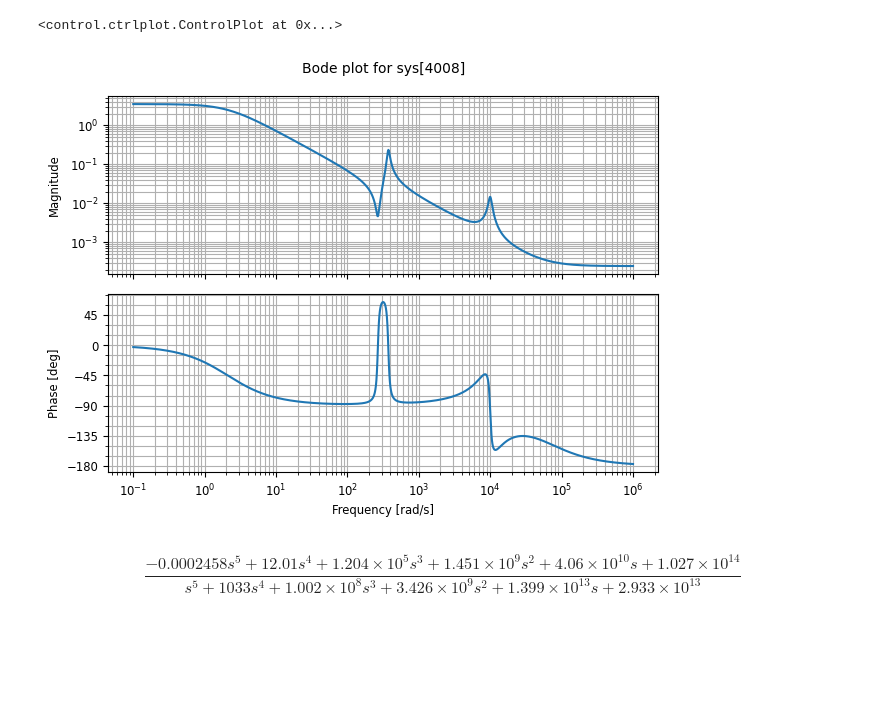
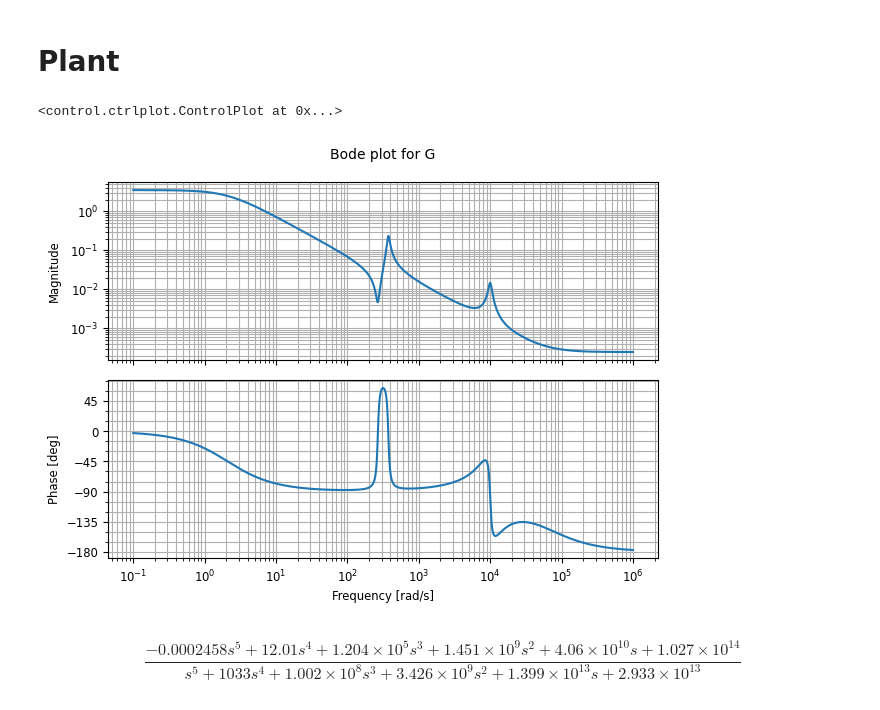
Before and after one commit to eliasrhoden/Sinumerik-Ctrl, a Jupyter notebook: ctrl_compare.ipynb, the cells around one changed output. Cells and saved outputs as stored; diff of their text form; code cells hidden in the pictures; blank space fills up the shorter version.

```diff
--- a/ctrl_compare.ipynb
+++ b/ctrl_compare.ipynb
@@ -7,36 +8,16 @@ import control as ctrl
 
 ast = tt.parse_autotune_file(r'AST files\AST_AX7.xml')
 s = ctrl.tf('s')
-# %%
-def pt2(omega,zeta):
-    return ctrl.tf(omega**2,[1,2*zeta*omega,omega**2])
-
-def notch(omega_n,zeta_n,omega_d,zeta_d):
-    return pt2(omega_d,zeta_d)/pt2(omega_n,zeta_n)
-
-def tf_from_txt(fname):
-    with open(fname) as f:
-        lines = f.readlines()
-
-    lines_s = ''.join(lines)
-
-    num_s = lines_s.split(']')[0].strip()
-    den_s = lines_s.split(']')[1].strip()
-
-    num_s = num_s.replace('[','').replace(']','').replace('\n','')
-    den_s = den_s.replace('[','').replace(']','').replace('\n','')
-
-    num = [float(x) for x in num_s.split()]
-    den = [float(x) for x in den_s.split()]
-    return ctrl.tf(num,den)
-
-
-Gf = tf_from_txt(r'tf_txt\Gf.txt')
-
-ctrl.bode(Gf)
-# %% [output]
-<control.ctrlplot.ControlPlot at 0x...>
-[figure, removed]
+# %% [markdown]
+# Plant
+# %%
+
+Gf = tf_from_txt(r'tf_txt\Gf.txt')
+Gf.name = 'G'
+ctrl.bode(Gf)
+# %% [output]
+<control.ctrlplot.ControlPlot at 0x...>
+[figure, added]
 # %%
 Gf
 # %% [output]
```
Also changed, not shown: parts of 28 cells of this notebook, 7 other files.
